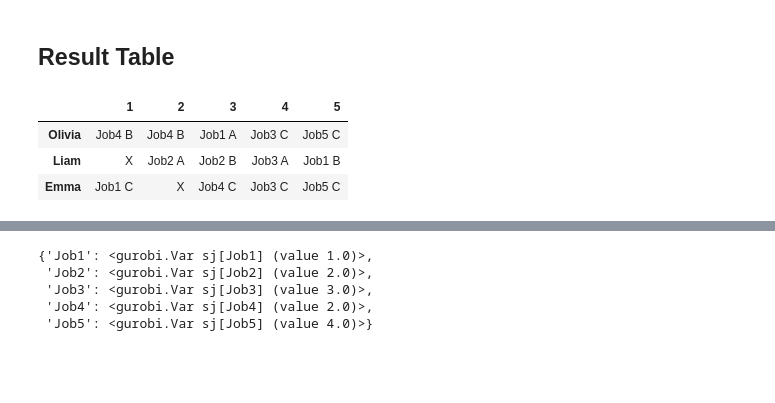
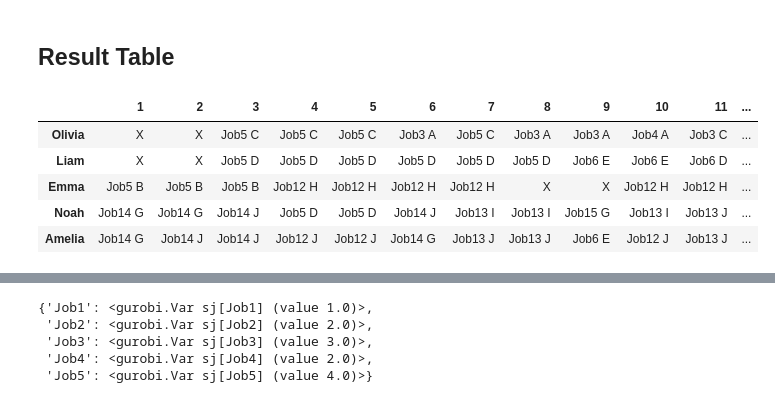
Before and after one commit to hamdilyes/decision-systems, a Jupyter notebook: moustapha.ipynb, the cells around one changed output, grey strips where cells are left out. Saved outputs shown, nothing was run; the diff lists cells and outputs as text; code cells hidden in the pictures; blank space fills up the shorter version.

Commit message:
Add files via upload
dictionnaire des couleurs - medium dataset

```diff
--- a/moustapha.ipynb
+++ b/moustapha.ipynb
@@ -18,7 +15,7 @@ Academic license - for non-commercial use only - expires 2023-12-10
 # %%
 # get the  data from the json file small.json
 import json
-with open('small.json') as f:
+with open('medium.json') as f:
     data = json.load(f)
 # data
 # %% [markdown]
@@ -329,0 +348,15 @@ result
+# %%
+import matplotlib.pyplot as plt
+from matplotlib import colors as mcolors
+
+
+colors = dict(mcolors.BASE_COLORS, **mcolors.CSS4_COLORS)
+
+# Sort colors by hue, saturation, value and name.
+by_hsv = sorted((tuple(mcolors.rgb_to_hsv(mcolors.to_rgba(color)[:3])), name)
+                for name, color in colors.items())
+sorted_names = [name for hsv, name in by_hsv]
+# %%
+color_list = np.random.choice(sorted_names,15)
+color_dict = dict(zip(job_list,color_list))
+color_dict
@@ -331,37 +380,35 @@ result
 ## Result Table
 # %%
 def color_table(x):
+
     if pd.isna(x):
         return "background-color: white"
+
     else:
-        if "Job1" in x :
-            return "background-color: blue"
-        elif "Job2" in x:
-            return "background-color: pink"
-        elif "Job3" in x:
-            return "background-color: orange"
-        elif "Job4" in x:
-           return "background-color: yellow"
-        elif "Job5" in x:
-           return "background-color: green"
+        x = x.split(" ")[0]
+        if x in color_dict.keys():
+            color = color_dict[x]
+            return "background-color: " + color
         else:
            return  "background-color: red"
 # %%
-df = pd.DataFrame(columns = [i for i in range(1,6)], index = staff_names)
+df = pd.DataFrame(columns = [i for i in range(1,23)], index = staff_names)
 
 for ind, val in result.iterrows():
     col = val[3]
     row = val[0]
     v = val[1] + " " + val[2]
     df.loc[row,col] = v
     # vacation
     for staff in staff_names:
         for day in jour_list:
             if day in vi[staff]:
                 df.loc[staff,day] = 'X'
 df.style.applymap(color_table)
 # %% [output]
-|  | 1 | 2 | 3 | 4 | 5 |
-| Olivia | Job4 B | Job4 B | Job1 A | Job3 C | Job5 C |
-| Liam | X | Job2 A | Job2 B | Job3 A | Job1 B |
-| Emma | Job1 C | X | Job4 C | Job3 C | Job5 C |
+|  | 1 | 2 | 3 | 4 | 5 | 6 | 7 | 8 | 9 | 10 | 11 | ... |
+| Olivia | X | X | Job5 C | Job5 C | Job5 C | Job3 A | Job5 C | Job3 A | Job3 A | Job4 A | Job3 C | ... |
+| Liam | X | X | Job5 D | Job5 D | Job5 D | Job5 D | Job5 D | Job5 D | Job6 E | Job6 E | Job6 D | ... |
+| Emma | Job5 B | Job5 B | Job5 B | Job12 H | Job12 H | Job12 H | Job12 H | X | X | Job12 H | Job12 H | ... |
+| Noah | Job14 G | Job14 G | Job14 J | Job5 D | Job5 D | Job14 J | Job13 I | Job13 I | Job15 G | Job13 I | Job13 J | ... |
+| Amelia | Job14 G | Job14 J | Job14 J | Job12 J | Job12 J | Job14 G | Job13 J | Job13 J | Job6 E | Job12 J | Job13 J | ... |
```
Also changed, not shown: parts of 9 cells of this notebook.
